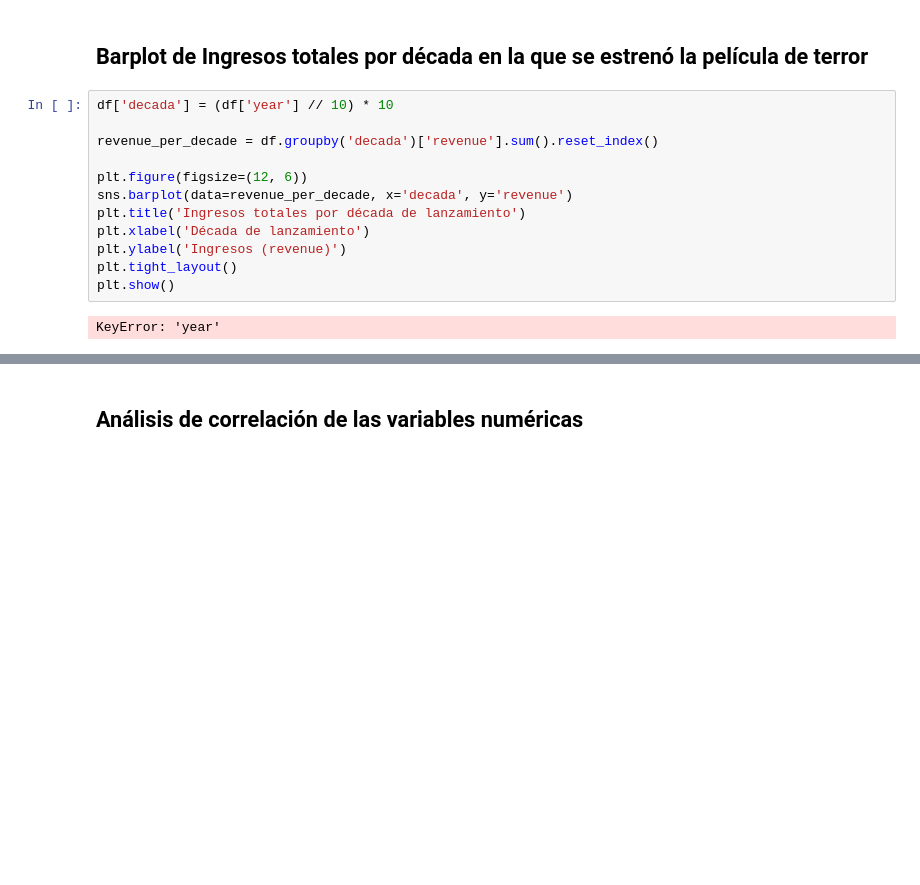
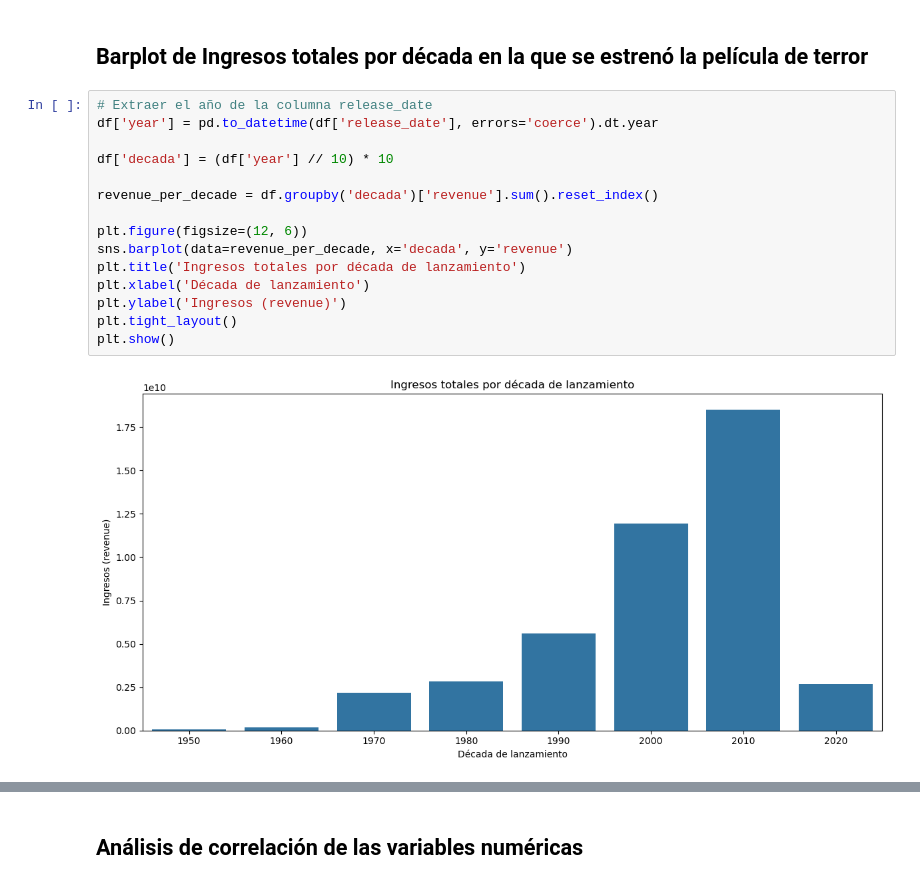
Before and after one commit to pomaremiliano/TI3001C, a Jupyter notebook: Graficas/Seaborn/Parte 2 Act 5.3.2.ipynb, the cells around one changed output, grey strips where cells are left out. Drawn from its saved outputs; the diff is of its cells as text; blank space fills up the shorter version.

```diff
--- a/Graficas/Seaborn/Parte 2 Act 5.3.2.ipynb
+++ b/Graficas/Seaborn/Parte 2 Act 5.3.2.ipynb
@@ -46,17 +50,20 @@ memory usage: 5.0+ MB
 # %% [markdown]
 ## Barplot de Ingresos totales por década en la que se estrenó la película de terror
 # %%
+# Extraer el año de la columna release_date
+df['year'] = pd.to_datetime(df['release_date'], errors='coerce').dt.year
+
 df['decada'] = (df['year'] // 10) * 10
 
 revenue_per_decade = df.groupby('decada')['revenue'].sum().reset_index()
 
 plt.figure(figsize=(12, 6))
 sns.barplot(data=revenue_per_decade, x='decada', y='revenue')
 plt.title('Ingresos totales por década de lanzamiento')
 plt.xlabel('Década de lanzamiento')
 plt.ylabel('Ingresos (revenue)')
 plt.tight_layout()
 plt.show()
 # %% [output]
-KeyError: 'year'
+[figure, added]
 # %% [markdown]
```
Also changed, not shown: parts of 5 cells of this notebook, 1 other file.
